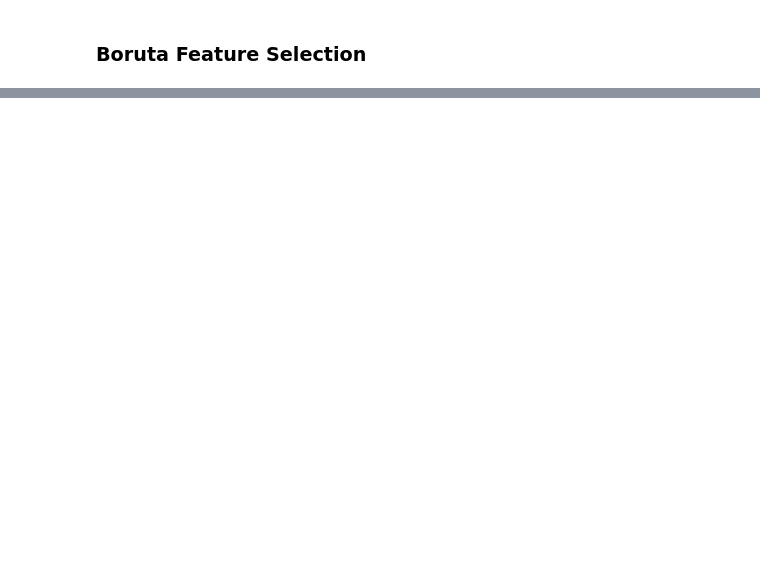
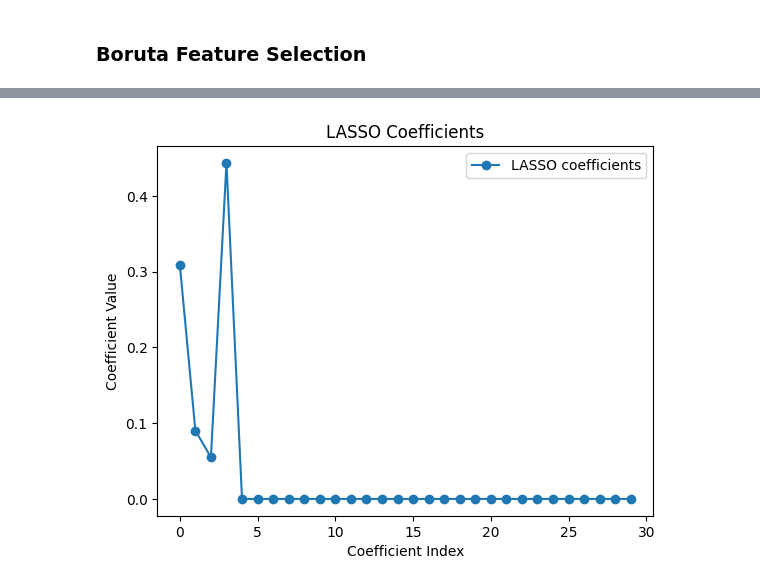
Before and after one commit to muratmertguler/MLOps, a Jupyter notebook: src/features/feature_selection.ipynb, the cells around one changed output, grey strips where cells are left out. Drawn from its saved outputs; the diff is of its cells as text; code cells hidden in the pictures; blank space fills up the shorter version.

```diff
--- a/src/features/feature_selection.ipynb
+++ b/src/features/feature_selection.ipynb
@@ -286,3 +298,16 @@ Rejected:       20
 Selected Features: Index(['btc_open', 'btc_high', 'btc_low', 'btc_close', 'btc_volume',
        'btc_vwap_lag_1', 'btc_vwap_lag_45', 'dayofyear_cos'],
       dtype='object')
+# %%
+lasso = Lasso(alpha=0.1)
+
+lasso.fit(X, y)
+
+plt.plot(lasso.coef_, marker='o', label='LASSO coefficients')
+plt.xlabel('Coefficient Index')
+plt.ylabel('Coefficient Value')
+plt.legend()
+plt.title('LASSO Coefficients')
+plt.show()
+# %% [output]
+[figure, added]
```
Also changed, not shown: parts of 6 cells of this notebook.
